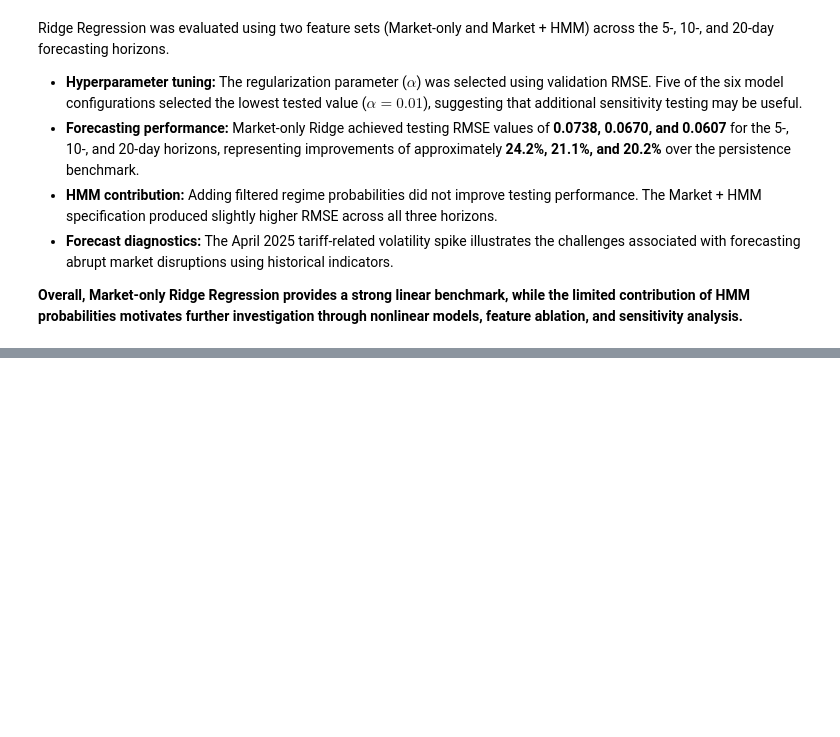
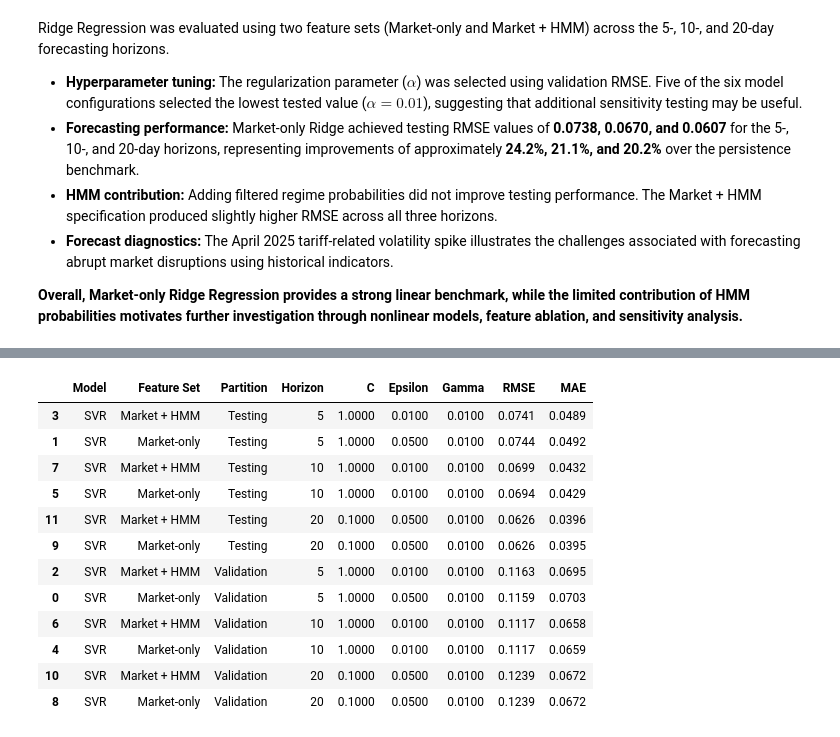
Before and after one commit to LR-Lemon/Milestone-II, a Jupyter notebook: notebooks/02_model_a_volatility_forecasting.ipynb, the cells around one changed output, grey strips where cells are left out. Cells and saved outputs as stored; diff of their text form; code cells hidden in the pictures; blank space fills up the shorter version.

```diff
--- a/notebooks/02_model_a_volatility_forecasting.ipynb
+++ b/notebooks/02_model_a_volatility_forecasting.ipynb
@@ -4386,0 +2975,96 @@ Figures to regenerate:
+# %%
+
+# --------------------------------------------------
+# 7.3 SVR Forecast Evaluation
+# --------------------------------------------------
+
+svr_predictions = {}
+svr_results = []
+
+for horizon in HORIZONS:
+    target = f"Forward_RV_{horizon}D"
+
+    for feature_name, features in feature_sets.items():
+
+        fitted_model = svr_models[(horizon, feature_name)]["Model"]
+        best_params = svr_models[(horizon, feature_name)]["Parameters"]
+
+        for partition_name, partition_df in evaluation_partitions.items():
+
+            X = partition_df[features]
+            y = partition_df[target].to_numpy()
+            predictions = fitted_model.predict(X)
+
+            rmse = np.sqrt(mean_squared_error(y, predictions))
+            mae = mean_absolute_error(y, predictions)
+
+            svr_predictions[(horizon, feature_name, partition_name)] = {
+                "Date": partition_df["Date"].to_numpy(),
+                "Actual": y,
+                "Predicted": predictions
+            }
+
+            svr_results.append({
+                "Model": "SVR",
+                "Feature Set": feature_name,
+                "Partition": partition_name,
+                "Horizon": horizon,
+                "C": best_params["C"],
+                "Epsilon": best_params["epsilon"],
+                "Gamma": best_params["gamma"],
+                "RMSE": rmse,
+                "MAE": mae
+            })
+
+svr_results_df = pd.DataFrame(svr_results)
+
+# Display validation and testing results
+display(
+    svr_results_df
+    .sort_values(["Partition", "Horizon", "Feature Set"])
+    .round(4)
+)
+
+# Compare testing RMSE against Ridge and persistence
+svr_test_comparison = (
+    svr_results_df[svr_results_df["Partition"] == "Testing"]
+    [["Horizon", "Feature Set", "RMSE"]]
+    .rename(columns={"RMSE": "SVR RMSE"})
+    .merge(
+        ridge_results_df[ridge_results_df["Partition"] == "Testing"]
+        [["Horizon", "Feature Set", "RMSE"]]
+        .rename(columns={"RMSE": "Ridge RMSE"}),
+        on=["Horizon", "Feature Set"]
+    )
+    .merge(
+        benchmark_results_df[benchmark_results_df["Partition"] == "Testing"]
+        [["Horizon", "RMSE"]]
+        .rename(columns={"RMSE": "Persistence RMSE"}),
+        on="Horizon"
+    )
+)
+
+svr_test_comparison["SVR Improvement (%)"] = (
+    1 - svr_test_comparison["SVR RMSE"]
+    / svr_test_comparison["Persistence RMSE"]
+) * 100
+
+display(
+    svr_test_comparison
+    .sort_values(["Horizon", "Feature Set"])
+    .round(4)
+)
+# %% [output]
+|  | Model | Feature Set | Partition | Horizon | C | Epsilon | Gamma | RMSE | MAE |
+| 3 | SVR | Market + HMM | Testing | 5 | 1.0000 | 0.0100 | 0.0100 | 0.0741 | 0.0489 |
+| 1 | SVR | Market-only | Testing | 5 | 1.0000 | 0.0500 | 0.0100 | 0.0744 | 0.0492 |
+| 7 | SVR | Market + HMM | Testing | 10 | 1.0000 | 0.0100 | 0.0100 | 0.0699 | 0.0432 |
+| 5 | SVR | Market-only | Testing | 10 | 1.0000 | 0.0100 | 0.0100 | 0.0694 | 0.0429 |
+| 11 | SVR | Market + HMM | Testing | 20 | 0.1000 | 0.0500 | 0.0100 | 0.0626 | 0.0396 |
+| 9 | SVR | Market-only | Testing | 20 | 0.1000 | 0.0500 | 0.0100 | 0.0626 | 0.0395 |
+| 2 | SVR | Market + HMM | Validation | 5 | 1.0000 | 0.0100 | 0.0100 | 0.1163 | 0.0695 |
+| 0 | SVR | Market-only | Validation | 5 | 1.0000 | 0.0500 | 0.0100 | 0.1159 | 0.0703 |
+| 6 | SVR | Market + HMM | Validation | 10 | 1.0000 | 0.0100 | 0.0100 | 0.1117 | 0.0658 |
+| 4 | SVR | Market-only | Validation | 10 | 1.0000 | 0.0100 | 0.0100 | 0.1117 | 0.0659 |
+| 10 | SVR | Market + HMM | Validation | 20 | 0.1000 | 0.0500 | 0.0100 | 0.1239 | 0.0672 |
+| 8 | SVR | Market-only | Validation | 20 | 0.1000 | 0.0500 | 0.0100 | 0.1239 | 0.0672 |
```
Also changed, not shown: parts of 74 cells of this notebook.
